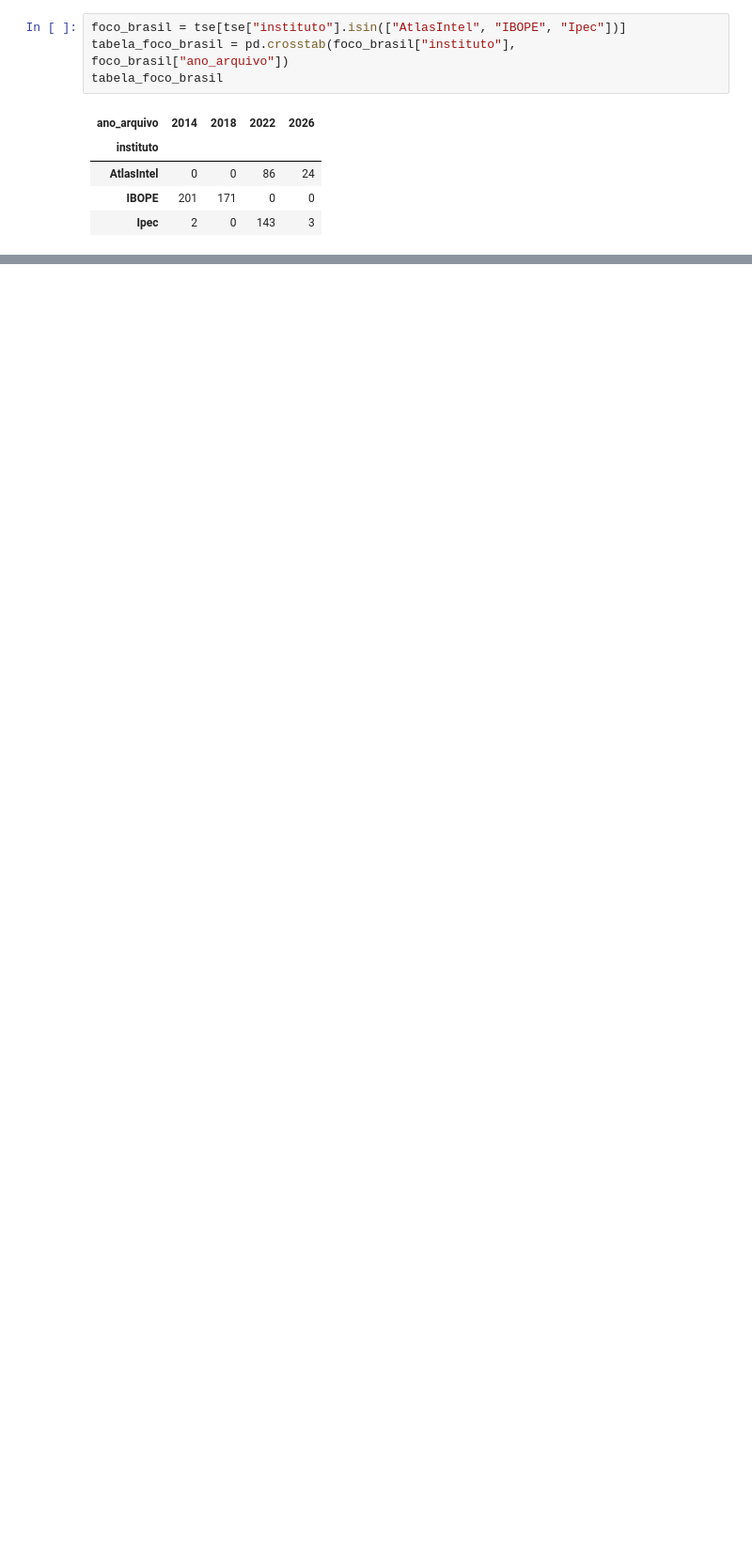
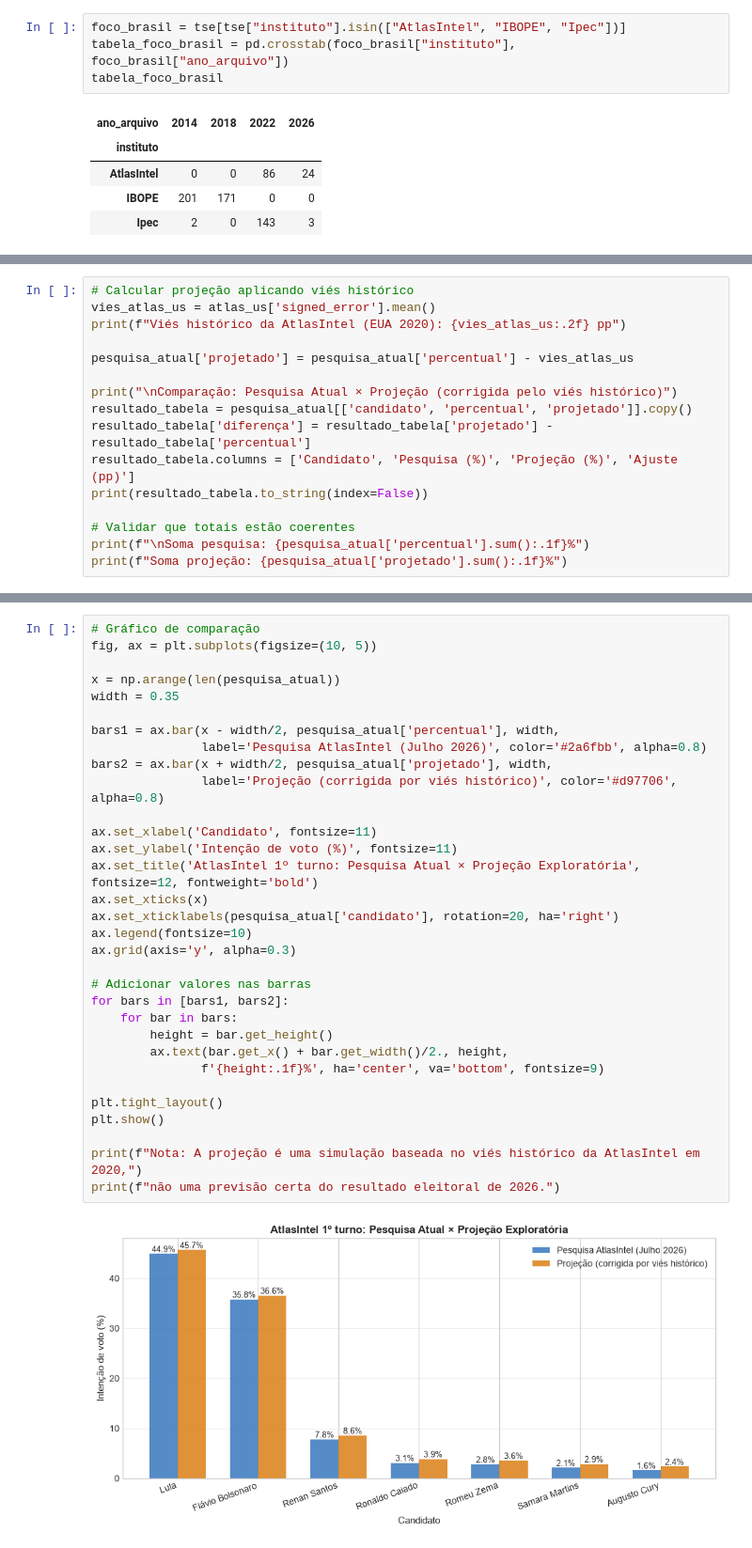
Before and after one commit to OmarFLK/atividade01_ICD203, a Jupyter notebook: aula01/exercicio03/ex3.ipynb, the cells around one changed output, grey strips where cells are left out. Shown at 94% size. Cells and saved outputs as stored; diff of their text form; blank space fills up the shorter version.

```diff
--- a/aula01/exercicio03/ex3.ipynb
+++ b/aula01/exercicio03/ex3.ipynb
@@ -708,0 +584,16 @@ As bases permitiram limpar dados, calcular medidas descritivas e comparar pesqui
+# %%
+# Calcular projeção aplicando viés histórico
+vies_atlas_us = atlas_us['signed_error'].mean()
+print(f"Viés histórico da AtlasIntel (EUA 2020): {vies_atlas_us:.2f} pp")
+
+pesquisa_atual['projetado'] = pesquisa_atual['percentual'] - vies_atlas_us
+
+print("\nComparação: Pesquisa Atual × Projeção (corrigida pelo viés histórico)")
+resultado_tabela = pesquisa_atual[['candidato', 'percentual', 'projetado']].copy()
+resultado_tabela['diferença'] = resultado_tabela['projetado'] - resultado_tabela['percentual']
+resultado_tabela.columns = ['Candidato', 'Pesquisa (%)', 'Projeção (%)', 'Ajuste (pp)']
+print(resultado_tabela.to_string(index=False))
+
+# Validar que totais estão coerentes
+print(f"\nSoma pesquisa: {pesquisa_atual['percentual'].sum():.1f}%")
+print(f"Soma projeção: {pesquisa_atual['projetado'].sum():.1f}%")
@@ -708,0 +619,34 @@ As bases permitiram limpar dados, calcular medidas descritivas e comparar pesqui
+# %%
+# Gráfico de comparação
+fig, ax = plt.subplots(figsize=(10, 5))
+
+x = np.arange(len(pesquisa_atual))
+width = 0.35
+
+bars1 = ax.bar(x - width/2, pesquisa_atual['percentual'], width,
+               label='Pesquisa AtlasIntel (Julho 2026)', color='#2a6fbb', alpha=0.8)
+bars2 = ax.bar(x + width/2, pesquisa_atual['projetado'], width,
+               label='Projeção (corrigida por viés histórico)', color='#d97706', alpha=0.8)
+
+ax.set_xlabel('Candidato', fontsize=11)
+ax.set_ylabel('Intenção de voto (%)', fontsize=11)
+ax.set_title('AtlasIntel 1º turno: Pesquisa Atual × Projeção Exploratória', fontsize=12, fontweight='bold')
+ax.set_xticks(x)
+ax.set_xticklabels(pesquisa_atual['candidato'], rotation=20, ha='right')
+ax.legend(fontsize=10)
+ax.grid(axis='y', alpha=0.3)
+
+# Adicionar valores nas barras
+for bars in [bars1, bars2]:
+    for bar in bars:
+        height = bar.get_height()
+        ax.text(bar.get_x() + bar.get_width()/2., height,
+               f'{height:.1f}%', ha='center', va='bottom', fontsize=9)
+
+plt.tight_layout()
+plt.show()
+
+print(f"Nota: A projeção é uma simulação baseada no viés histórico da AtlasIntel em 2020,")
+print(f"não uma previsão certa do resultado eleitoral de 2026.")
+# %% [output]
+[figure, added]
```
Also changed, not shown: parts of 64 cells of this notebook, 2 other files.
